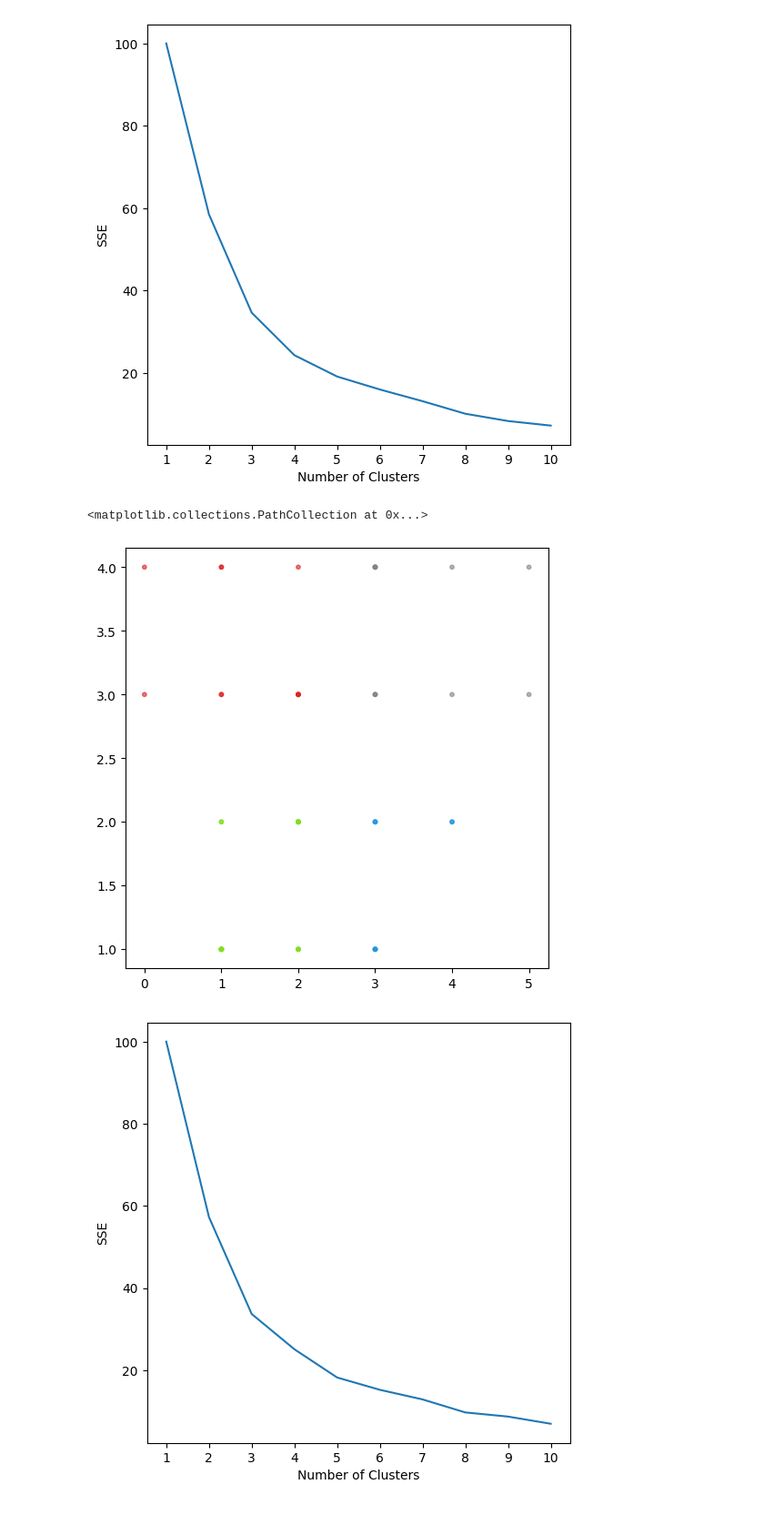
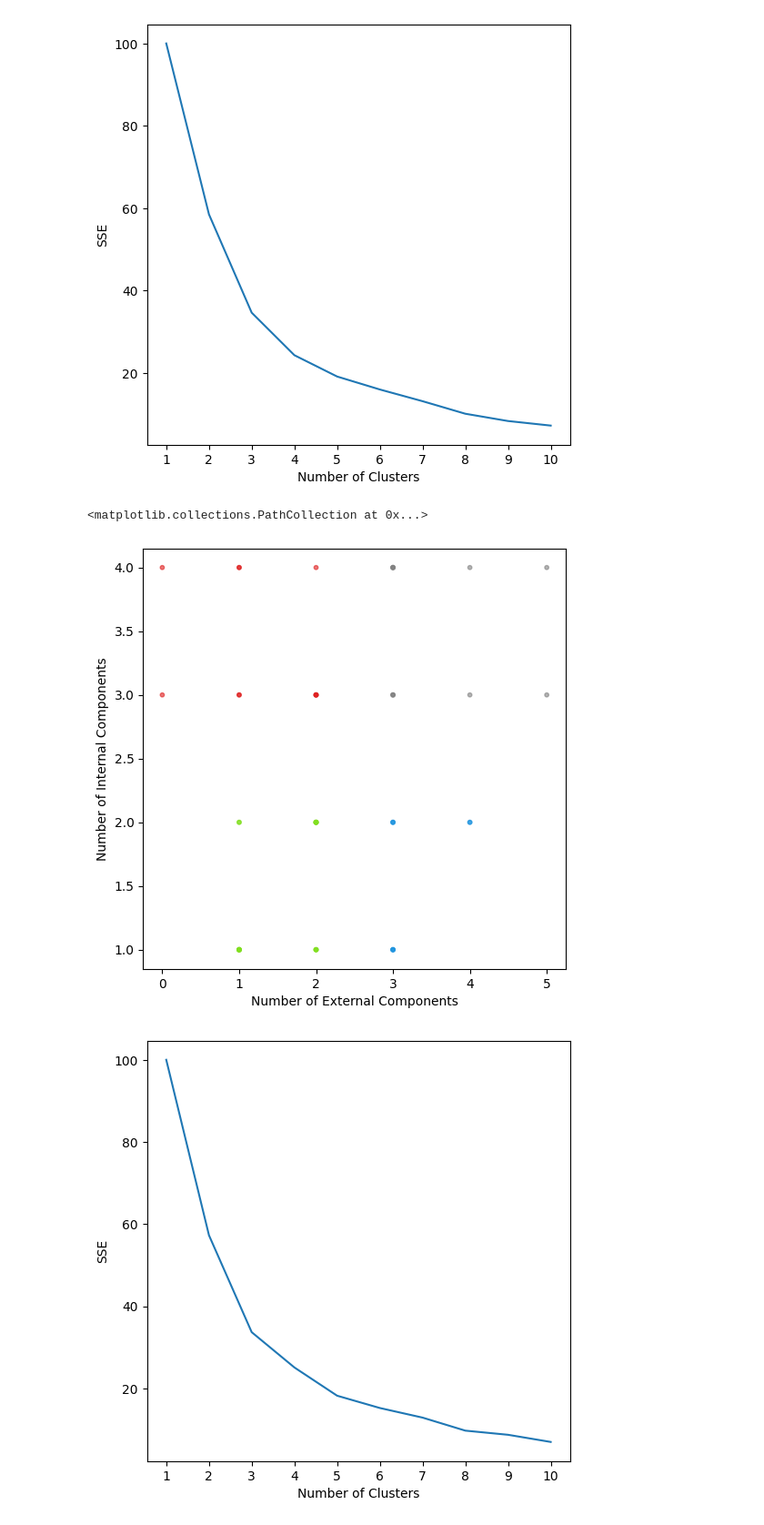
Before and after one commit to PatrickPetch/product-survey-data-analysis, a Jupyter notebook: phumrapee-analysis.ipynb, the cells around one changed output. Shown at 91% size. Cells and saved outputs as stored; diff of their text form; code cells hidden in the pictures.

```diff
--- a/petch-analysis.ipynb
+++ b/phumrapee-analysis.ipynb
@@ -290,11 +300,13 @@ plt.show()
 # %%
 kmeans = KMeans(n_clusters=4, **kmeans_kwargs)
 kmeans.fit_predict(scaled)
 
+plt.xlabel("Number of External Components")
+plt.ylabel("Number of Internal Components")
 plt.scatter(df_number.ExteriorComponentsCount, df_number.InteriorComponentsCount, c=np.array([color_conv[label] for label in kmeans.labels_]), alpha=0.6, s=10)
 # %% [output]
 <matplotlib.collections.PathCollection at 0x...>
-[figure, old version]
+[figure, new version]
 # %%
 scaled = StandardScaler().fit_transform(df_number[["InteriorComponentsCount", "FactorsPurchaseCount"]].dropna())
 
```
Also changed, not shown: parts of 20 cells of this notebook, 1 other file.
